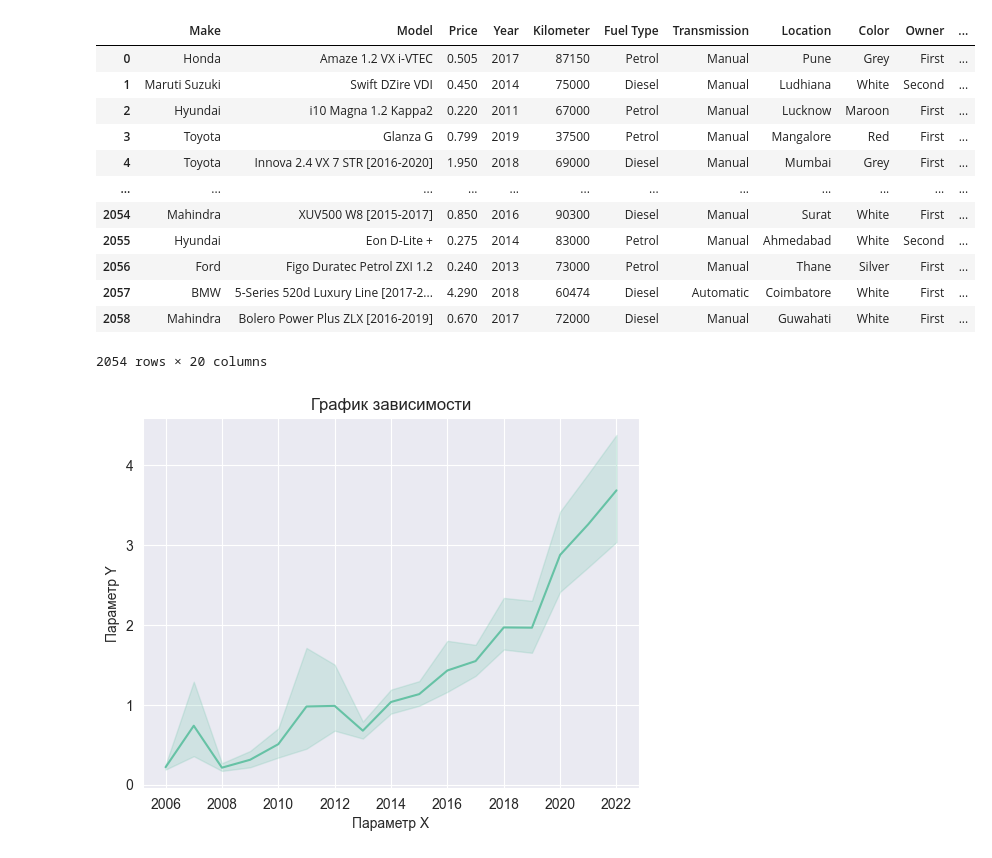
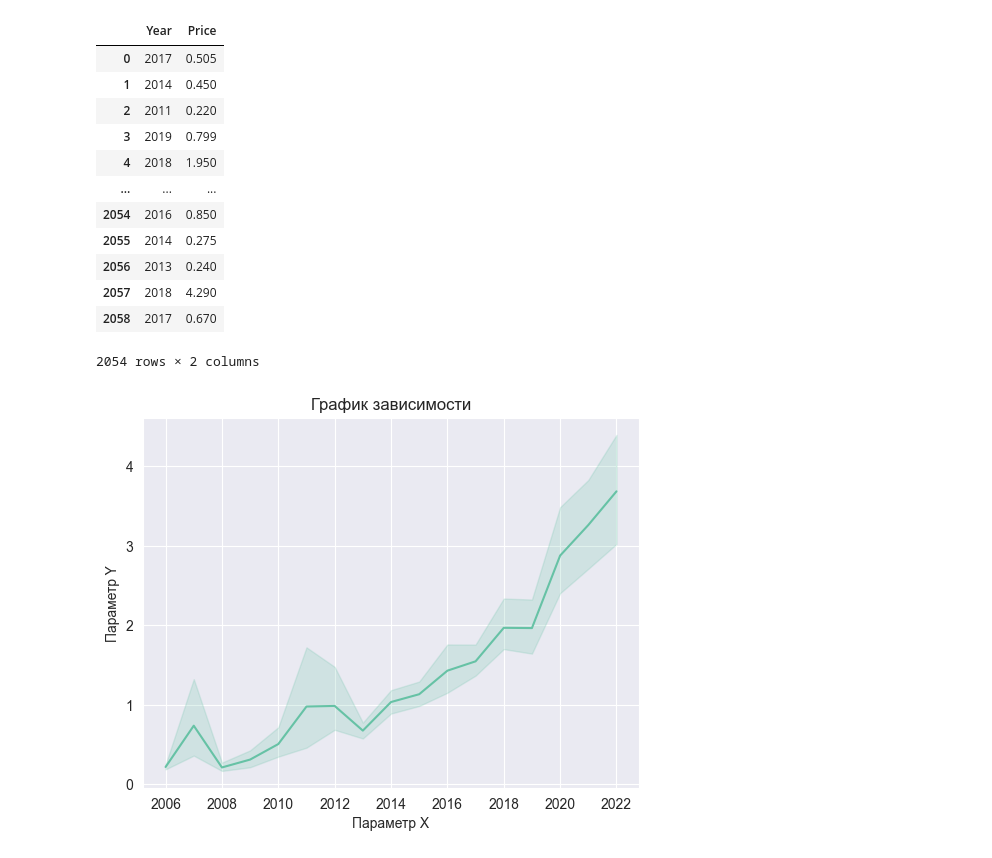
Before and after one commit to kitanoyoru/labs-sem-5, a Jupyter notebook: STATOIV/Lab2/main.ipynb, the cells around one changed output. Drawn from its saved outputs; the diff is of its cells as text; code cells hidden in the pictures.

```diff
--- a/STATOIV/Lab2/main.ipynb
+++ b/STATOIV/Lab2/main.ipynb
@@ -12,27 +12,28 @@ from sklearn.pipeline import make_pipeline
 # %%
 PATH = "./car_details_v4.csv"
 DATASET_SIZE = 10000
 
 dataset = pd.read_csv(PATH)
 
+dataset = dataset[["Year", "Price"]]
 dataset = dataset[dataset["Year"] > 2005]
 dataset["Price"] = dataset["Price"] / 1000000
 
 dataset
 # %% [output]
-|  | Make | Model | Price | Year | Kilometer | Fuel Type | Transmission | Location | Color | Owner | ... |
-| 0 | Honda | Amaze 1.2 VX i-VTEC | 0.505 | 2017 | 87150 | Petrol | Manual | Pune | Grey | First | ... |
-| 1 | Maruti Suzuki | Swift DZire VDI | 0.450 | 2014 | 75000 | Diesel | Manual | Ludhiana | White | Second | ... |
-| 2 | Hyundai | i10 Magna 1.2 Kappa2 | 0.220 | 2011 | 67000 | Petrol | Manual | Lucknow | Maroon | First | ... |
-| 3 | Toyota | Glanza G | 0.799 | 2019 | 37500 | Petrol | Manual | Mangalore | Red | First | ... |
-| 4 | Toyota | Innova 2.4 VX 7 STR [2016-2020] | 1.950 | 2018 | 69000 | Diesel | Manual | Mumbai | Grey | First | ... |
-| ... | ... | ... | ... | ... | ... | ... | ... | ... | ... | ... | ... |
-| 2054 | Mahindra | XUV500 W8 [2015-2017] | 0.850 | 2016 | 90300 | Diesel | Manual | Surat | White | First | ... |
-| 2055 | Hyundai | Eon D-Lite + | 0.275 | 2014 | 83000 | Petrol | Manual | Ahmedabad | White | Second | ... |
-| 2056 | Ford | Figo Duratec Petrol ZXI 1.2 | 0.240 | 2013 | 73000 | Petrol | Manual | Thane | Silver | First | ... |
-| 2057 | BMW | 5-Series 520d Luxury Line [2017-2... | 4.290 | 2018 | 60474 | Diesel | Automatic | Coimbatore | White | First | ... |
-| 2058 | Mahindra | Bolero Power Plus ZLX [2016-2019] | 0.670 | 2017 | 72000 | Diesel | Manual | Guwahati | White | First | ... |
+|  | Year | Price |
+| 0 | 2017 | 0.505 |
+| 1 | 2014 | 0.450 |
+| 2 | 2011 | 0.220 |
+| 3 | 2019 | 0.799 |
+| 4 | 2018 | 1.950 |
+| ... | ... | ... |
+| 2054 | 2016 | 0.850 |
+| 2055 | 2014 | 0.275 |
+| 2056 | 2013 | 0.240 |
+| 2057 | 2018 | 4.290 |
+| 2058 | 2017 | 0.670 |
-2054 rows × 20 columns
+2054 rows × 2 columns
 # %%
 sns.set_style('darkgrid')
 sns.set_palette('Set2')
```
Also changed, not shown: parts of 3 cells of this notebook, 8 other files.
